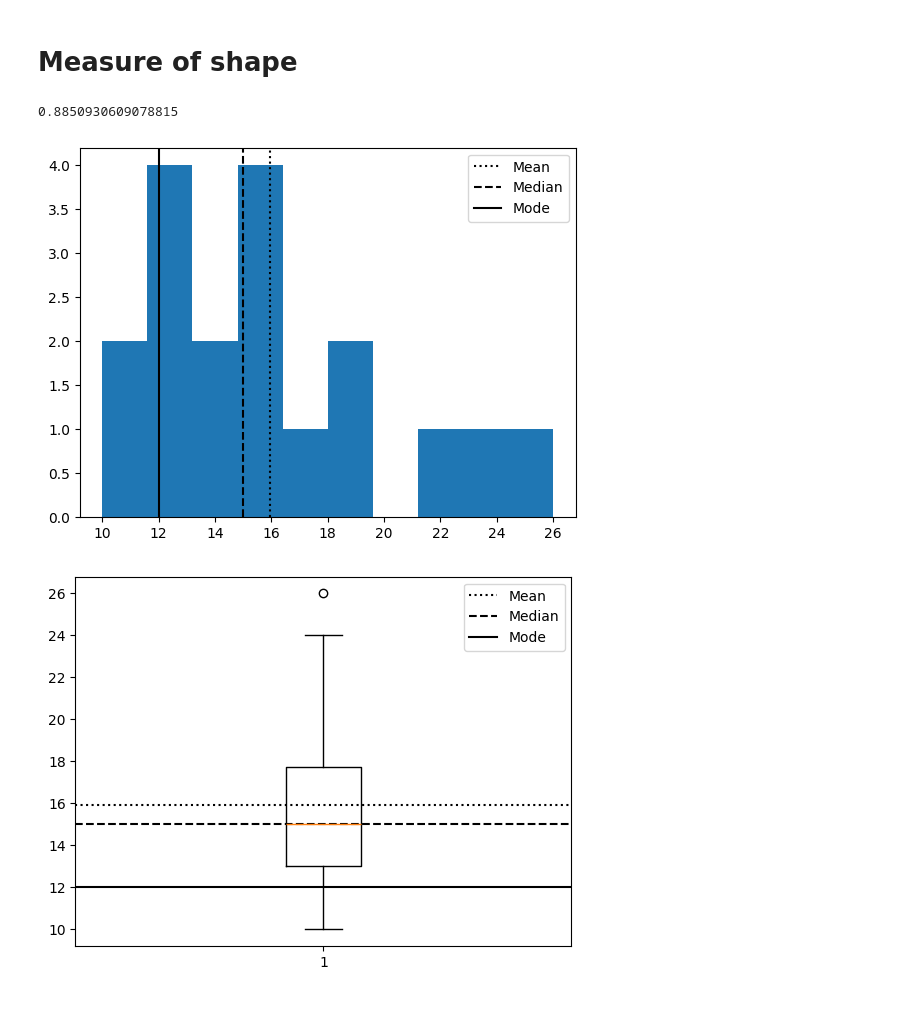
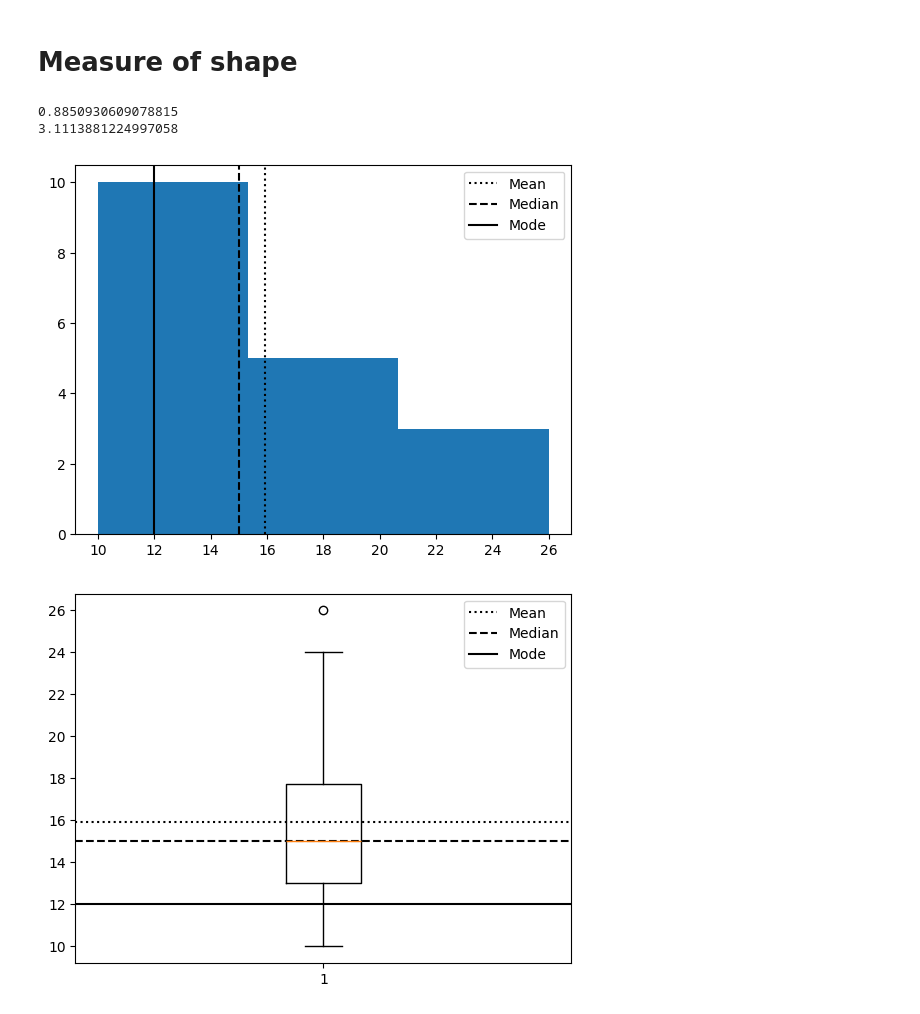
Before and after one commit to HKSinha510/college, a Jupyter notebook: sem-4/AI403/descriptiveStats.ipynb, the cells around one changed output. Saved outputs shown, nothing was run; the diff lists cells and outputs as text; code cells hidden in the pictures.

```diff
--- a/sem-4/AI403/descriptiveStats.ipynb
+++ b/sem-4/AI403/descriptiveStats.ipynb
@@ -132,33 +132,38 @@ print(cv*100)
 # %%
 from statistics import mode
 from scipy.stats import skew
+import math
 
 #right skewed
 data = [10, 11, 12, 12, 13, 13, 14, 14, 15, 15,16, 16, 17, 18, 19, 22, 24, 26]
 
 m = np.mean(data)
 me = np.median(data)
 mo = mode(data)
 print(skew(data))
 
 plt.figure()
-plt.hist(data)
+noOfClass = 1+3.3 * math.log10(len(data))
+classWidth = (max(data)-min(data))/noOfClass
+print(classWidth)
+plt.hist(data, bins=round(classWidth))
 plt.axvline(m, color="black", linestyle=":", label="Mean")
 plt.axvline(me, color="black", linestyle="--", label="Median")
 plt.axvline(mo, color="black", label="Mode")
 plt.legend()
 
 plt.figure()
 plt.boxplot(data)
 plt.axhline(m, color="black", linestyle=":", label="Mean")
 plt.axhline(me, color="black", linestyle="--", label="Median")
 plt.axhline(mo, color="black", label="Mode")
 plt.legend()
 
 plt.show()
 # %% [output]
 0.8850930609078815
+3.1113881224997058
-[figure, old version]
+[figure, new version]
 [figure]
 # %%
 #left skewed
```
Also changed, not shown: parts of 1 cell of this notebook.
